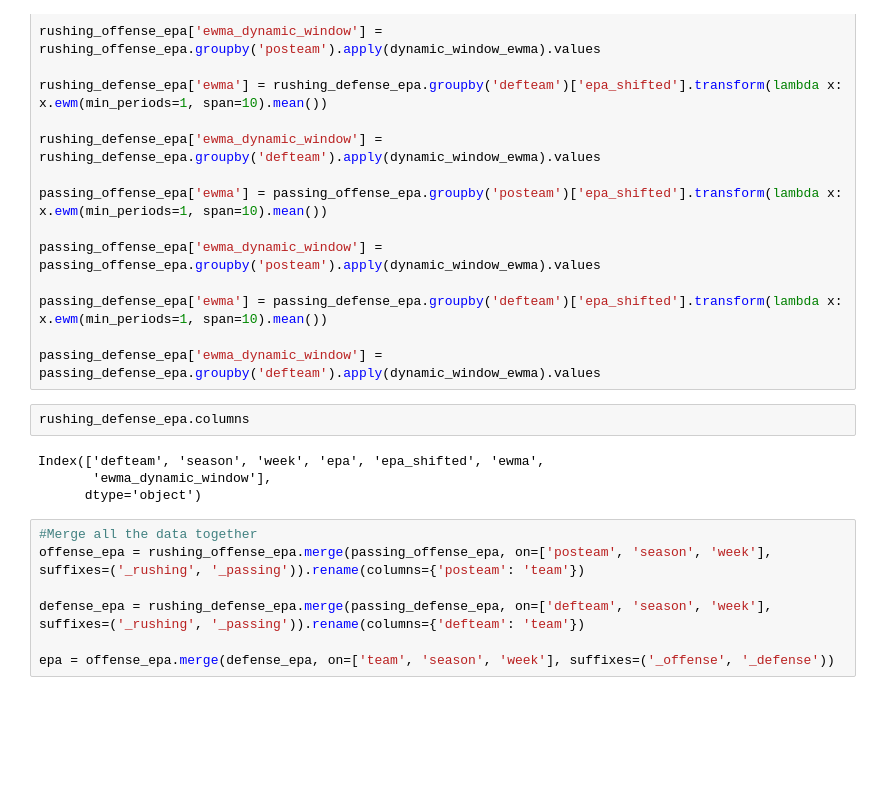
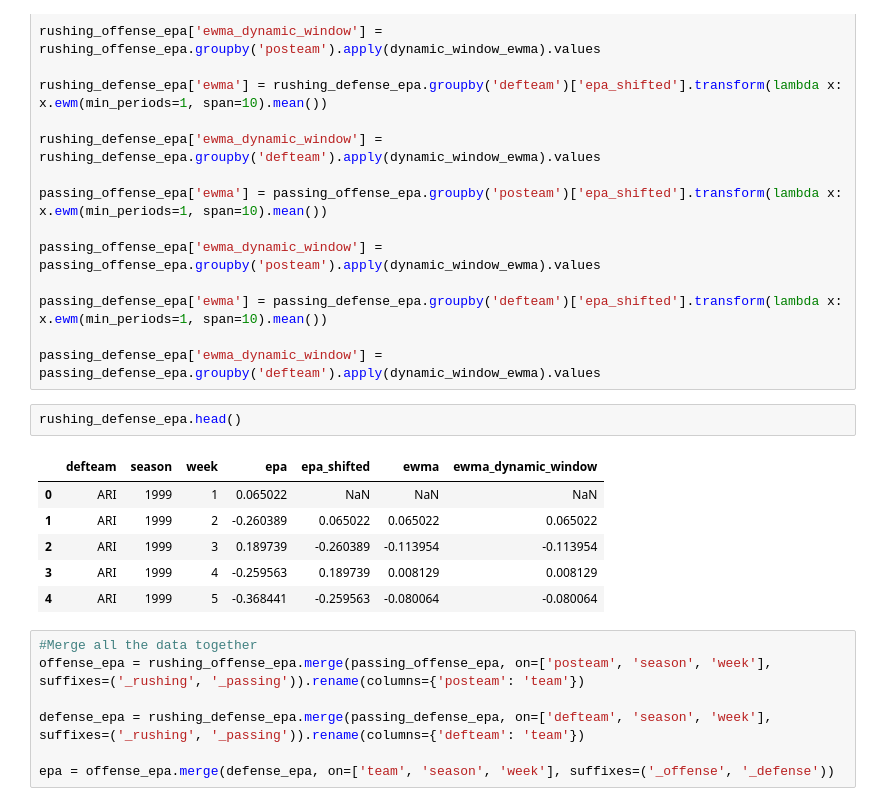
Before and after one commit to qwe740/BettingModels, a Jupyter notebook: gameprobabilitymodel.ipynb, the cells around one changed output. Drawn from its saved outputs; the diff is of its cells as text; blank space fills up the shorter version.

```diff
--- a/gameprobabilitymodel.ipynb
+++ b/gameprobabilitymodel.ipynb
@@ -120,11 +116,14 @@ passing_defense_epa['ewma'] = passing_defense_epa.groupby('defteam')['epa_shifte
 
 passing_defense_epa['ewma_dynamic_window'] = passing_defense_epa.groupby('defteam').apply(dynamic_window_ewma).values
 # %%
-rushing_defense_epa.columns
+rushing_defense_epa.head()
 # %% [output]
-Index(['defteam', 'season', 'week', 'epa', 'epa_shifted', 'ewma',
-       'ewma_dynamic_window'],
-      dtype='object')
+|  | defteam | season | week | epa | epa_shifted | ewma | ewma_dynamic_window |
+| 0 | ARI | 1999 | 1 | 0.065022 | NaN | NaN | NaN |
+| 1 | ARI | 1999 | 2 | -0.260389 | 0.065022 | 0.065022 | 0.065022 |
+| 2 | ARI | 1999 | 3 | 0.189739 | -0.260389 | -0.113954 | -0.113954 |
+| 3 | ARI | 1999 | 4 | -0.259563 | 0.189739 | 0.008129 | 0.008129 |
+| 4 | ARI | 1999 | 5 | -0.368441 | -0.259563 | -0.080064 | -0.080064 |
 # %%
 #Merge all the data together
 offense_epa = rushing_offense_epa.merge(passing_offense_epa, on=['posteam', 'season', 'week'], suffixes=('_rushing', '_passing')).rename(columns={'posteam': 'team'})
```
Also changed, not shown: parts of 9 cells of this notebook, 2 other files.
